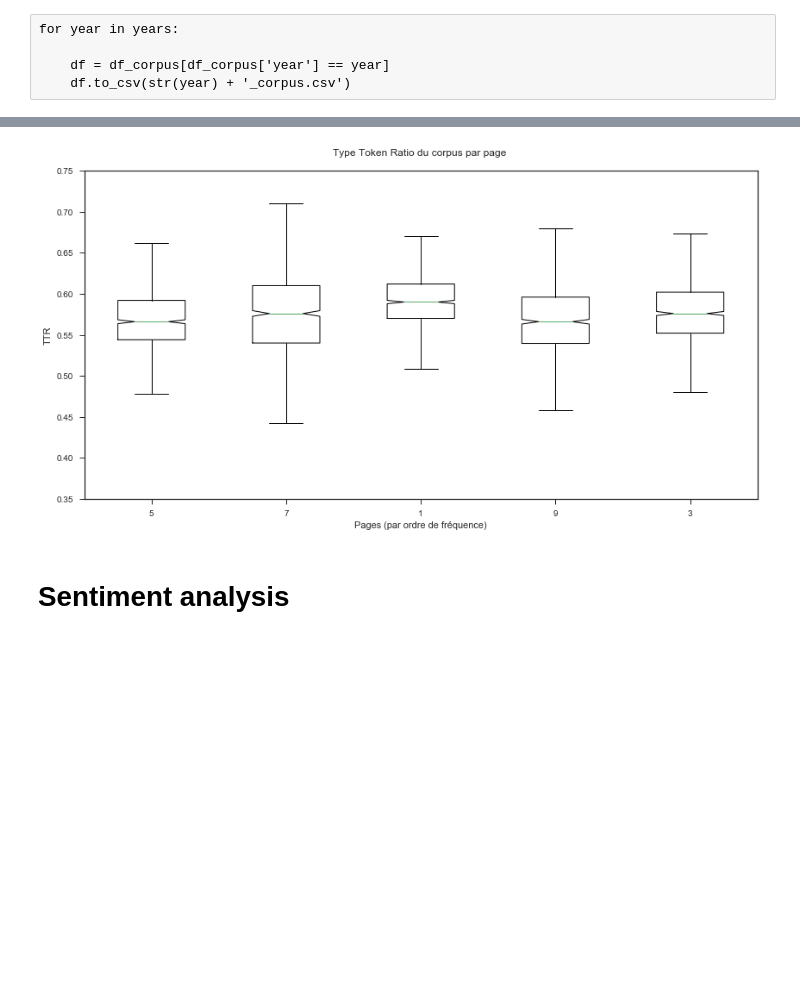
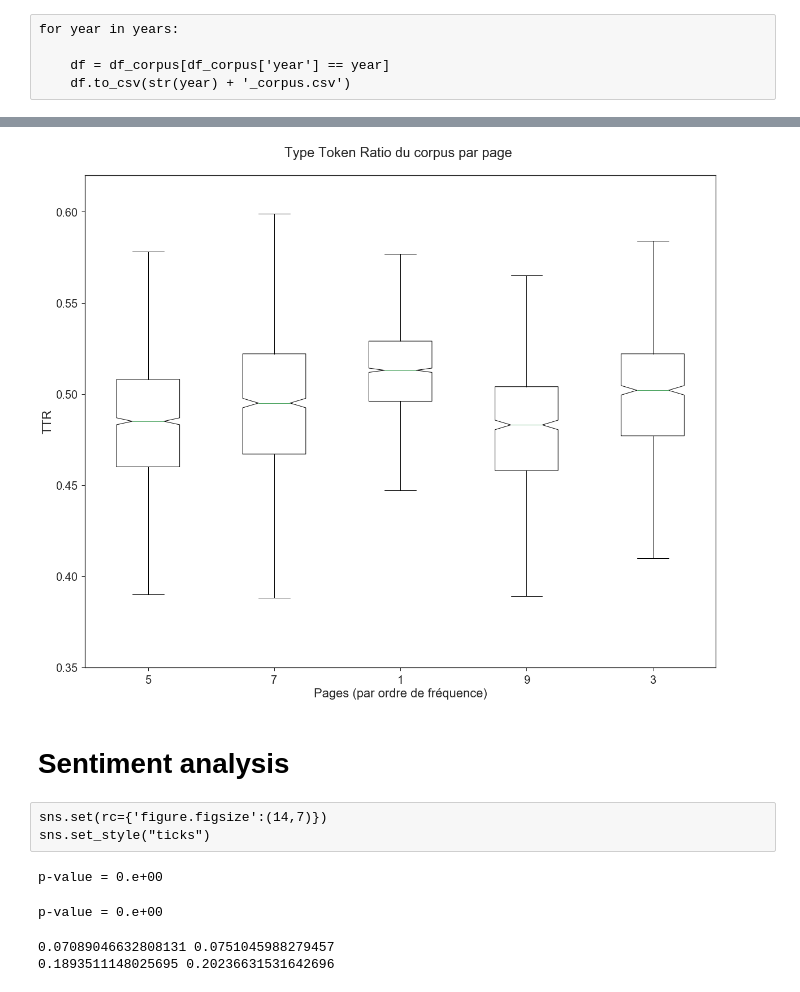
Before and after one commit to RPetitpierre/letemps_archive_opep, a Jupyter notebook: Sentiment_&_TTK.ipynb, the cells around one changed output, grey strips where cells are left out. Saved outputs shown, nothing was run; the diff lists cells and outputs as text; code cells hidden in the pictures; blank space fills up the shorter version.

```diff
--- a/Sentiment_&_TTK.ipynb
+++ b/Sentiment_&_TTK.ipynb
@@ -184,11 +230,15 @@ for year in years:
     for ind, row in df.iterrows():
         text_year += row['text']
 
-    TTR_by_year.append(type_token_ratio(text_year, n_sample = 1000, tokens = 500))
+    TTR_by_year.append(full_TTR(text_year, tokens = 1000))
 # %%
 np.arange(4)
 # %% [output]
 array([0, 1, 2, 3])
+# %%
+sns.set(rc={'figure.figsize':(25,16)})
+sns.set_style("ticks")
+sns.set_context('notebook', font_scale=2)
 # %%
 plt.boxplot(TTR_by_year, notch = True);
 
@@ -247,20 +310,22 @@ for page in pages:
     for ind, row in df.iterrows():
         text += row['text']
 
-    TTR_pages.append(type_token_ratio(text, n_sample = 1000, tokens = 500))
-
-    # df.to_csv('corpus_page_' + str(page) + '.csv')
+    TTR_pages.append(full_TTR(text, tokens = 1000))
+# %%
+sns.set(rc={'figure.figsize':(20,16)})
+sns.set_style("ticks")
+sns.set_context('notebook', font_scale=2)
 # %%
 plt.boxplot(TTR_pages, notch = True);
 
 plt.xticks(np.arange(len(TTR_pages))+1, pages)
 plt.ylabel('TTR')
 plt.xlabel('Pages (par ordre de fréquence)')
-plt.ylim((0.35,0.75))
+plt.ylim((0.35,0.62))
 plt.title('Type Token Ratio du corpus par page \n');
 plt.show()
 # %% [output]
-[figure, old version]
+[figure, new version]
 # %% [markdown]
 # Sentiment analysis
 # %%
@@ -289,3 +353,22 @@ sns.set_style("ticks")
+# %% [raw]
+sns.set(rc={'figure.figsize':(14,7)})
+sns.set_style("ticks")
+# %%
+t_value, p_value = stats.ttest_ind(subjectivity_corpus, subjectivity_total)
+print('p-value =', str(np.format_float_scientific(np.around(p_value, 3))))
+# %% [output]
+p-value = 0.e+00
+# %%
+t_value, p_value = stats.ttest_ind(polarity_corpus, polarity_total)
+print('p-value =', str(np.format_float_scientific(np.around(p_value, 10))))
+# %% [output]
+p-value = 0.e+00
+# %%
+print(np.mean(subjectivity_corpus), np.mean(subjectivity_total))
+print(np.mean(polarity_corpus), np.mean(polarity_total))
+# %% [output]
+0.07089046632808131 0.0751045988279457
+0.1893511148025695 0.20236631531642696
 # %%
 f, (ax1, ax2) = plt.subplots(1, 2)
 
```
Also changed, not shown: parts of 23 cells of this notebook, 1 other file.
